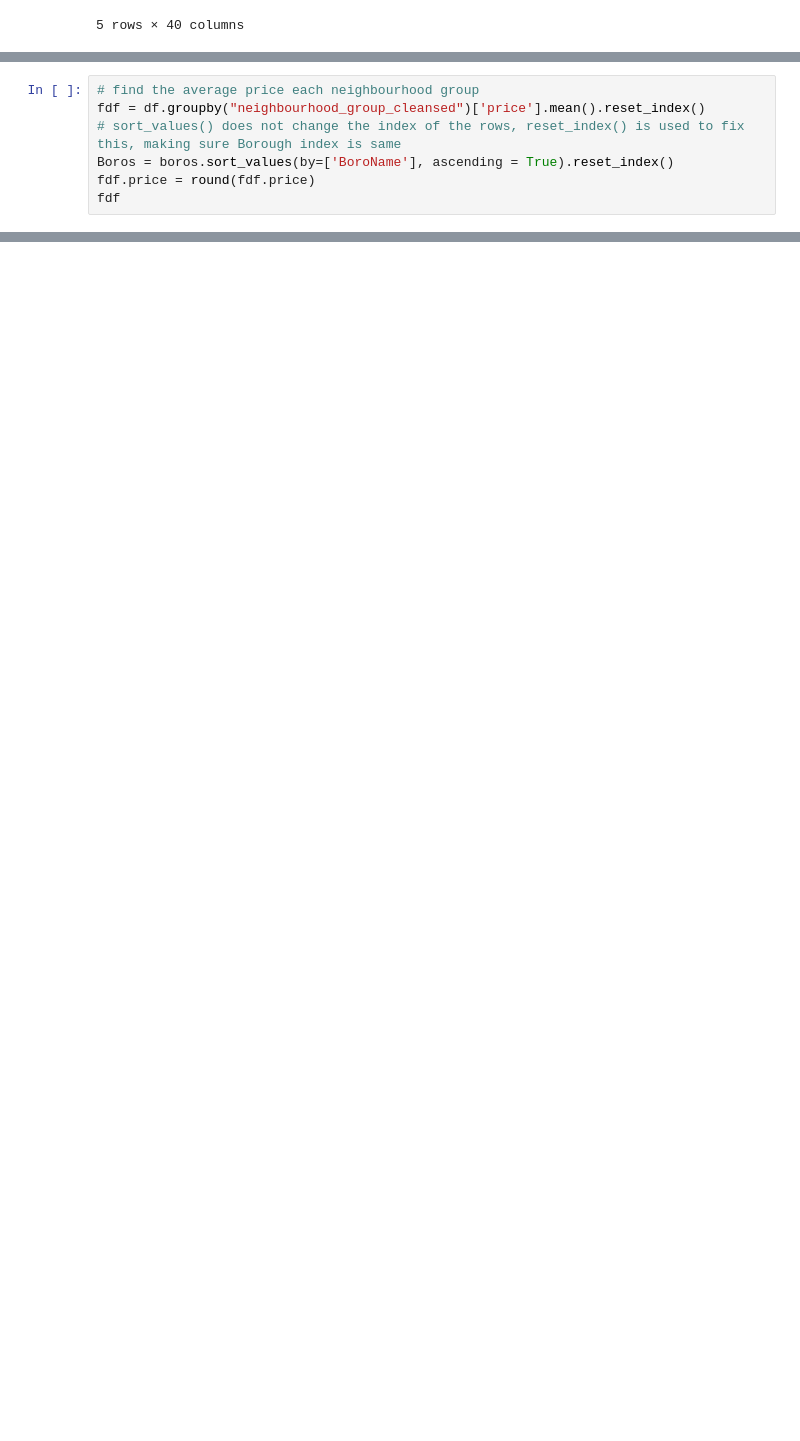
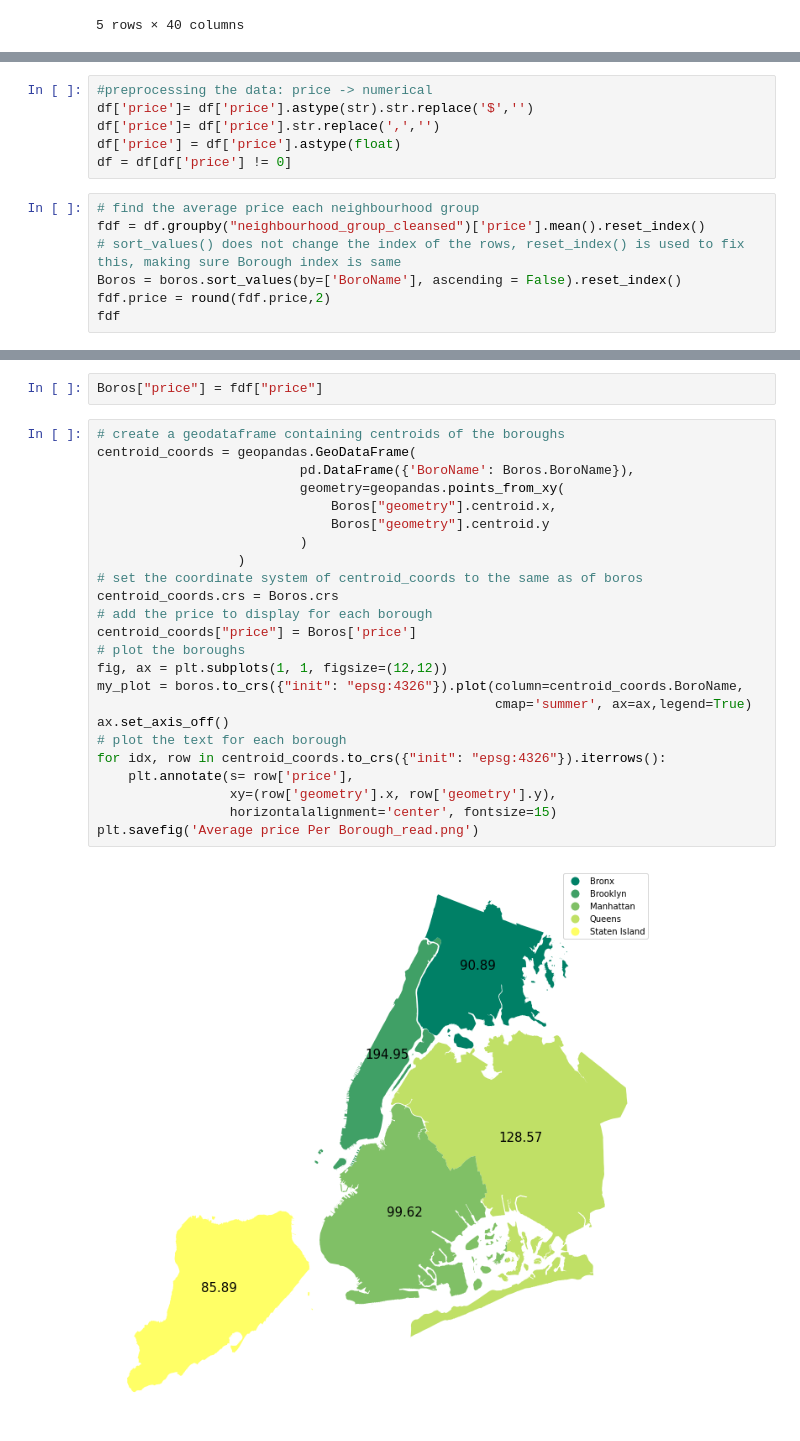
Before and after one commit to Charlotte-01/TDI-capstone-project, a Jupyter notebook: Part2 Data Visulization.ipynb, the cells around one changed output, grey strips where cells are left out. Saved outputs shown, nothing was run; the diff lists cells and outputs as text; blank space fills up the shorter version.

```diff
--- a/Part2 Data Visulization.ipynb
+++ b/Part2 Data Visulization.ipynb
@@ -23,8 +35,14 @@ df.head()
+# %%
+#preprocessing the data: price -> numerical
+df['price']= df['price'].astype(str).str.replace('$','')
+df['price']= df['price'].str.replace(',','')
+df['price'] = df['price'].astype(float)
+df = df[df['price'] != 0]
 # %%
 # find the average price each neighbourhood group
 fdf = df.groupby("neighbourhood_group_cleansed")['price'].mean().reset_index()
 # sort_values() does not change the index of the rows, reset_index() is used to fix this, making sure Borough index is same
-Boros = boros.sort_values(by=['BoroName'], ascending = True).reset_index()
-fdf.price = round(fdf.price)
+Boros = boros.sort_values(by=['BoroName'], ascending = False).reset_index()
+fdf.price = round(fdf.price,2)
 fdf
 # %% [output]
@@ -31,0 +64,28 @@ DataError: No numeric types to aggregate
+# %%
+Boros["price"] = fdf["price"]
+# %%
+# create a geodataframe containing centroids of the boroughs
+centroid_coords = geopandas.GeoDataFrame(
+                          pd.DataFrame({'BoroName': Boros.BoroName}),
+                          geometry=geopandas.points_from_xy(
+                              Boros["geometry"].centroid.x,
+                              Boros["geometry"].centroid.y
+                          )
+                  )
+# set the coordinate system of centroid_coords to the same as of boros
+centroid_coords.crs = Boros.crs
+# add the price to display for each borough
+centroid_coords["price"] = Boros['price']
+# plot the boroughs
+fig, ax = plt.subplots(1, 1, figsize=(12,12))
+my_plot = boros.to_crs({"init": "epsg:4326"}).plot(column=centroid_coords.BoroName,
+                                                   cmap='summer', ax=ax,legend=True)
+ax.set_axis_off()
+# plot the text for each borough
+for idx, row in centroid_coords.to_crs({"init": "epsg:4326"}).iterrows():
+    plt.annotate(s= row['price'],
+                 xy=(row['geometry'].x, row['geometry'].y),
+                 horizontalalignment='center', fontsize=15)
+plt.savefig('Average price Per Borough_read.png')
+# %% [output]
+[figure, added]
```
Also changed, not shown: parts of 14 cells of this notebook, 7 other files.
